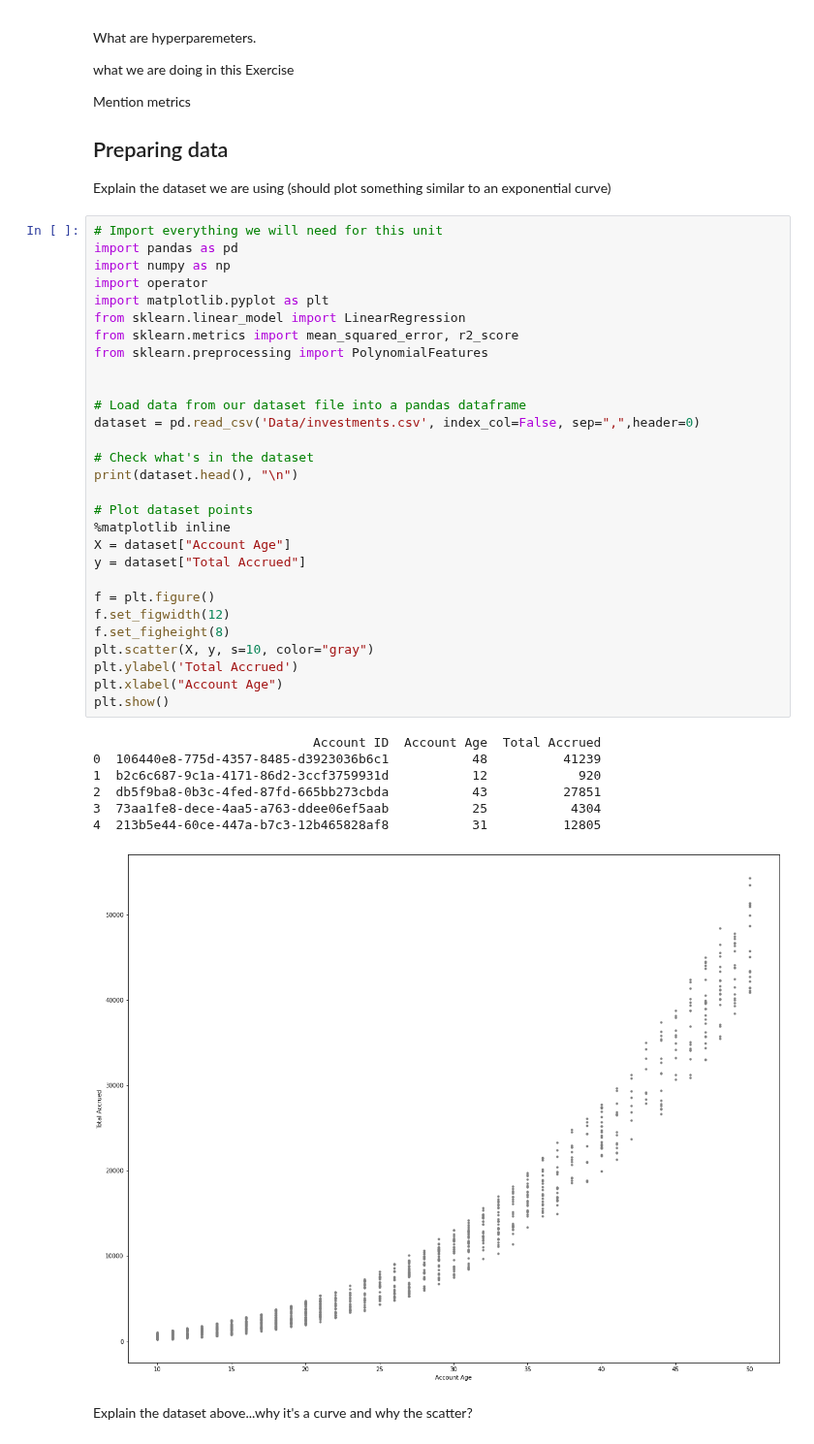
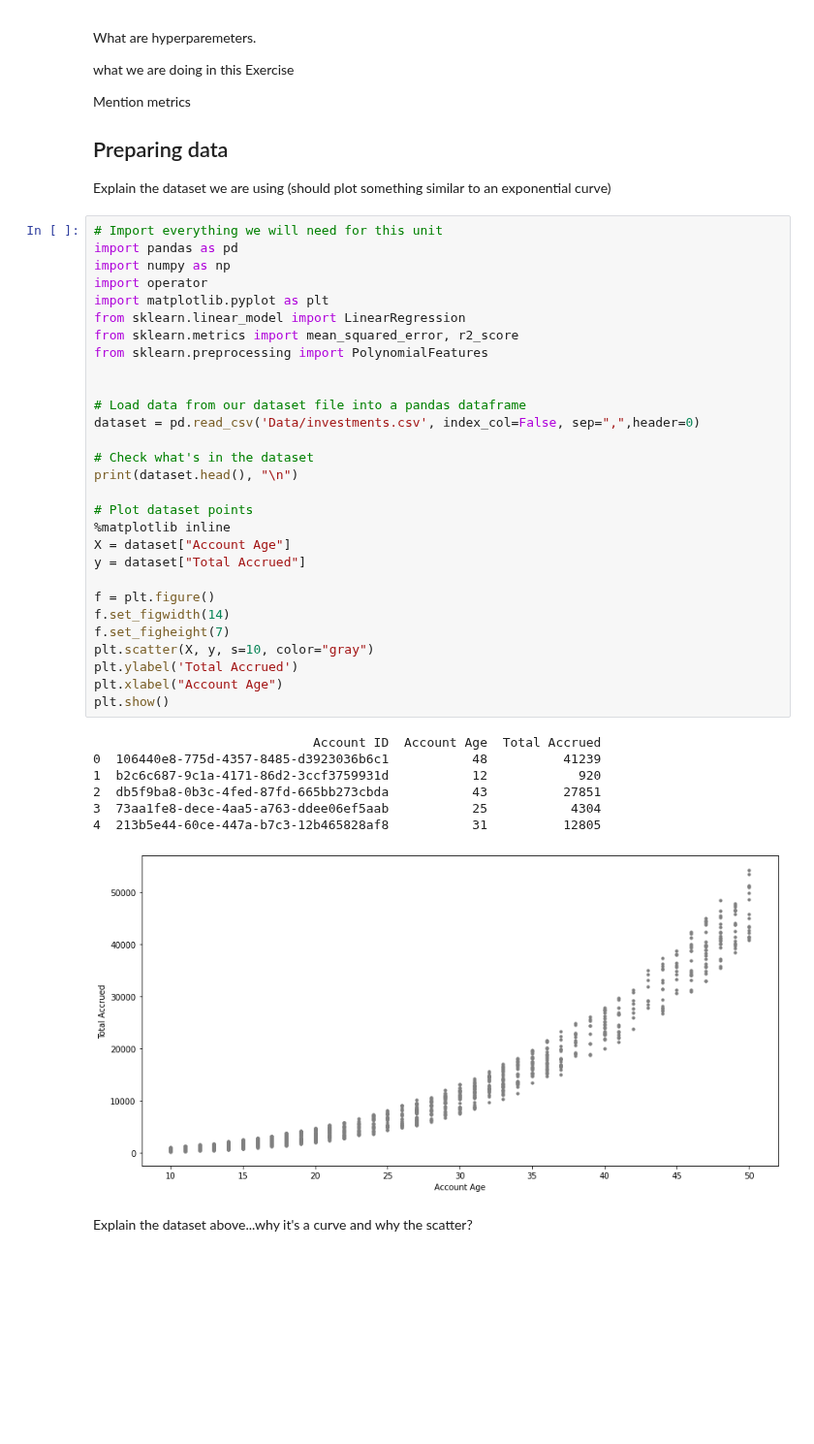
Before and after one commit to MicrosoftDocs/mslearn-introduction-to-machine-learning, a Jupyter notebook: 1b - unit 03.ipynb, the cells around one changed output. Shown at 97% size. Drawn from its saved outputs; the diff is of its cells as text; blank space fills up the shorter version.

Commit message:
1b Unit 3 - Adjusting chart size

```diff
--- a/1b - unit 03.ipynb
+++ b/1b - unit 03.ipynb
@@ -23,36 +23,36 @@ import numpy as np
 import operator
 import matplotlib.pyplot as plt
 from sklearn.linear_model import LinearRegression
 from sklearn.metrics import mean_squared_error, r2_score
 from sklearn.preprocessing import PolynomialFeatures
 
 
 # Load data from our dataset file into a pandas dataframe
 dataset = pd.read_csv('Data/investments.csv', index_col=False, sep=",",header=0)
 
 # Check what's in the dataset
 print(dataset.head(), "\n")
 
 # Plot dataset points
 %matplotlib inline
 X = dataset["Account Age"]
 y = dataset["Total Accrued"]
 
 f = plt.figure()
-f.set_figwidth(12)
-f.set_figheight(8)
+f.set_figwidth(14)
+f.set_figheight(7)
 plt.scatter(X, y, s=10, color="gray")
 plt.ylabel('Total Accrued')
 plt.xlabel("Account Age")
 plt.show()
 # %% [output]
                              Account ID  Account Age  Total Accrued
 0  106440e8-775d-4357-8485-d3923036b6c1           48          41239
 1  b2c6c687-9c1a-4171-86d2-3ccf3759931d           12            920
 2  db5f9ba8-0b3c-4fed-87fd-665bb273cbda           43          27851
 3  73aa1fe8-dece-4aa5-a763-ddee06ef5aab           25           4304
 4  213b5e44-60ce-447a-b7c3-12b465828af8           31          12805
-[figure, old version]
+[figure, new version]
 # %% [markdown]
 Explain the dataset above...why it's a curve and why the scatter?
 # %% [markdown]
```
